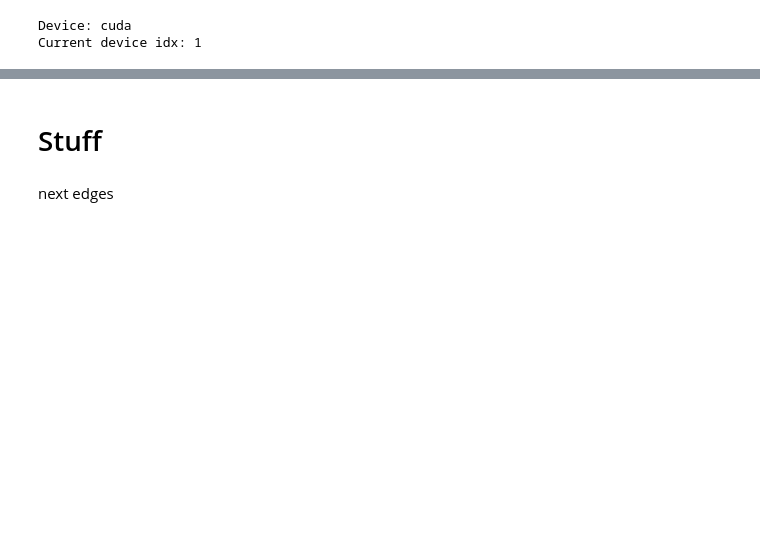
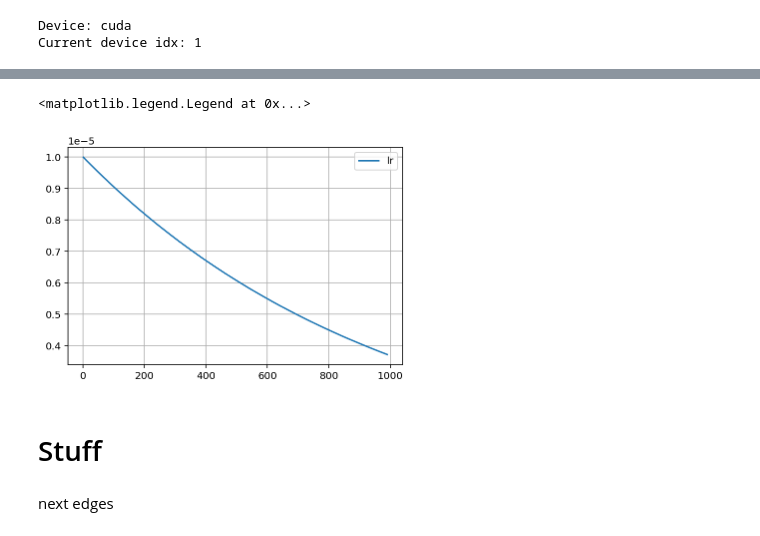
Before and after one commit to EmanueleCosenza/polyphemus, a Jupyter notebook: midi.ipynb, the cells around one changed output, grey strips where cells are left out. Saved outputs shown, nothing was run; the diff lists cells and outputs as text; code cells hidden in the pictures; blank space fills up the shorter version.

```diff
--- a/midi.ipynb
+++ b/midi.ipynb
@@ -955,3 +1131,10 @@ plt.legend()
+# %%
+plt.plot(range(1, len(m['lrs'])+1), m['lrs'], label='lr')
+plt.grid()
+plt.legend()
+# %% [output]
+<matplotlib.legend.Legend at 0x...>
+[figure, added]
 # %% [markdown]
 # Stuff
 # %%
```
Also changed, not shown: parts of 14 cells of this notebook.
